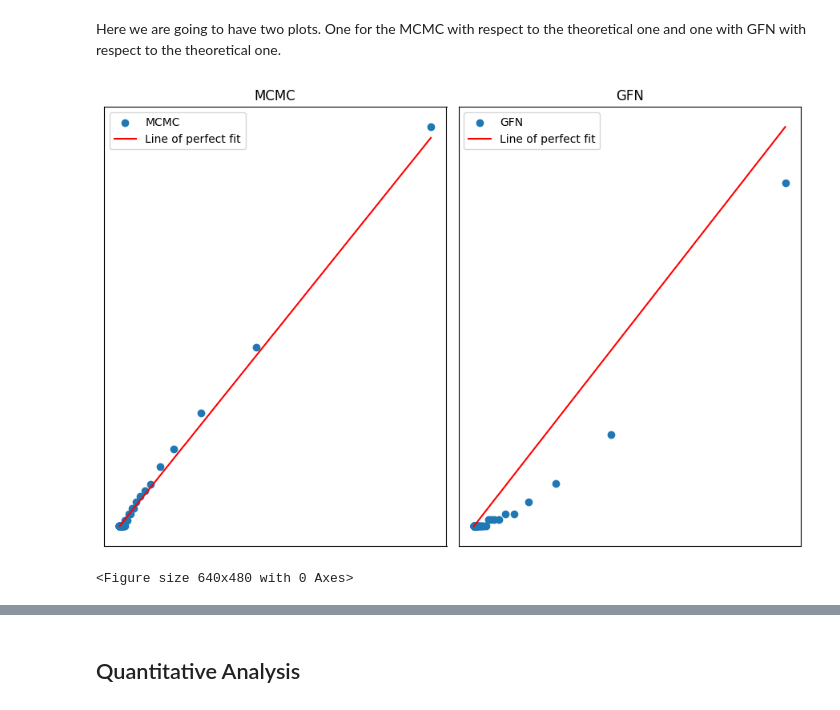
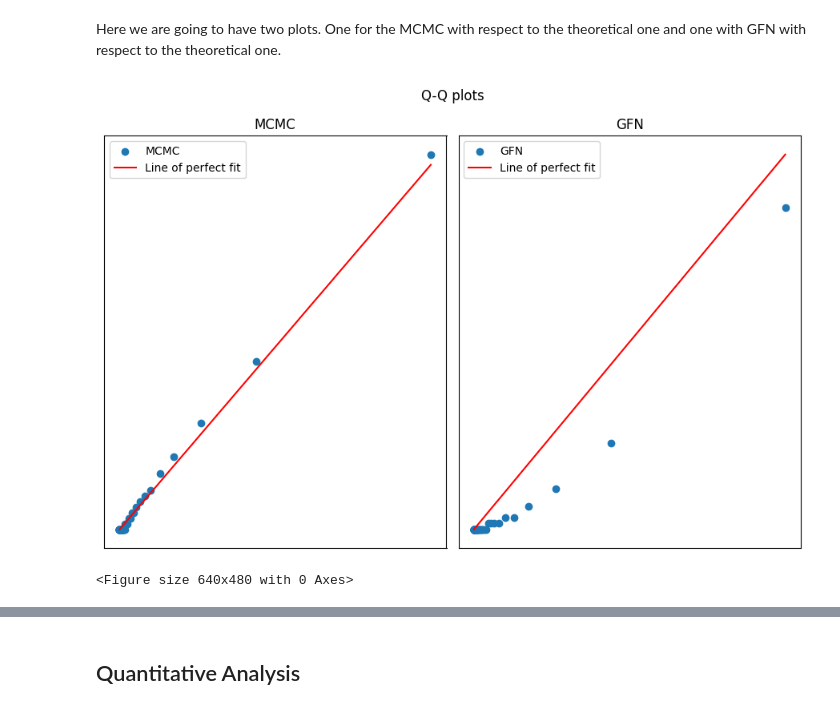
Before and after one commit to JosephRRB/torchgfn_spinfoams, a Jupyter notebook: notebooks/Statistical_Analysis.ipynb, the cells around one changed output, grey strips where cells are left out. Saved outputs shown, nothing was run; the diff lists cells and outputs as text; code cells hidden in the pictures.

```diff
--- a/notebooks/Statistical_Analysis.ipynb
+++ b/notebooks/Statistical_Analysis.ipynb
@@ -218,17 +199,20 @@ df_pct['q_GFN'] = np.percentile(grid_coordinates_GFN, range(100))
 # %%
 fig, axs = plt.subplots(nrows=1, ncols=2, figsize=(9, 6), subplot_kw={'xticks': [], 'yticks': []})
 
 axs[0].scatter(x='q_theoretical', y='q_MCMC', data=df_pct, label='MCMC')
 sns.lineplot(ax=axs[0], x='q_theoretical', y='q_theoretical', data=df_pct, color='r', label='Line of perfect fit')
 axs[0].set_title("MCMC")
 axs[1].scatter(x='q_theoretical', y='q_GFN', data=df_pct, label='GFN')
 sns.lineplot(ax=axs[1], x='q_theoretical', y='q_theoretical', data=df_pct, color='r', label='Line of perfect fit')
 axs[1].set_title("GFN")
 
+fig.suptitle(f"Q-Q plots")
+
 plt.tight_layout()
+plt.savefig("./Q-Q_Plots.png")
 plt.show()
 plt.clf()
 # %% [output]
-[figure, old version]
+[figure, new version]
 <Figure size 640x480 with 0 Axes>
 # %%
```
Also changed, not shown: parts of 40 cells of this notebook.
